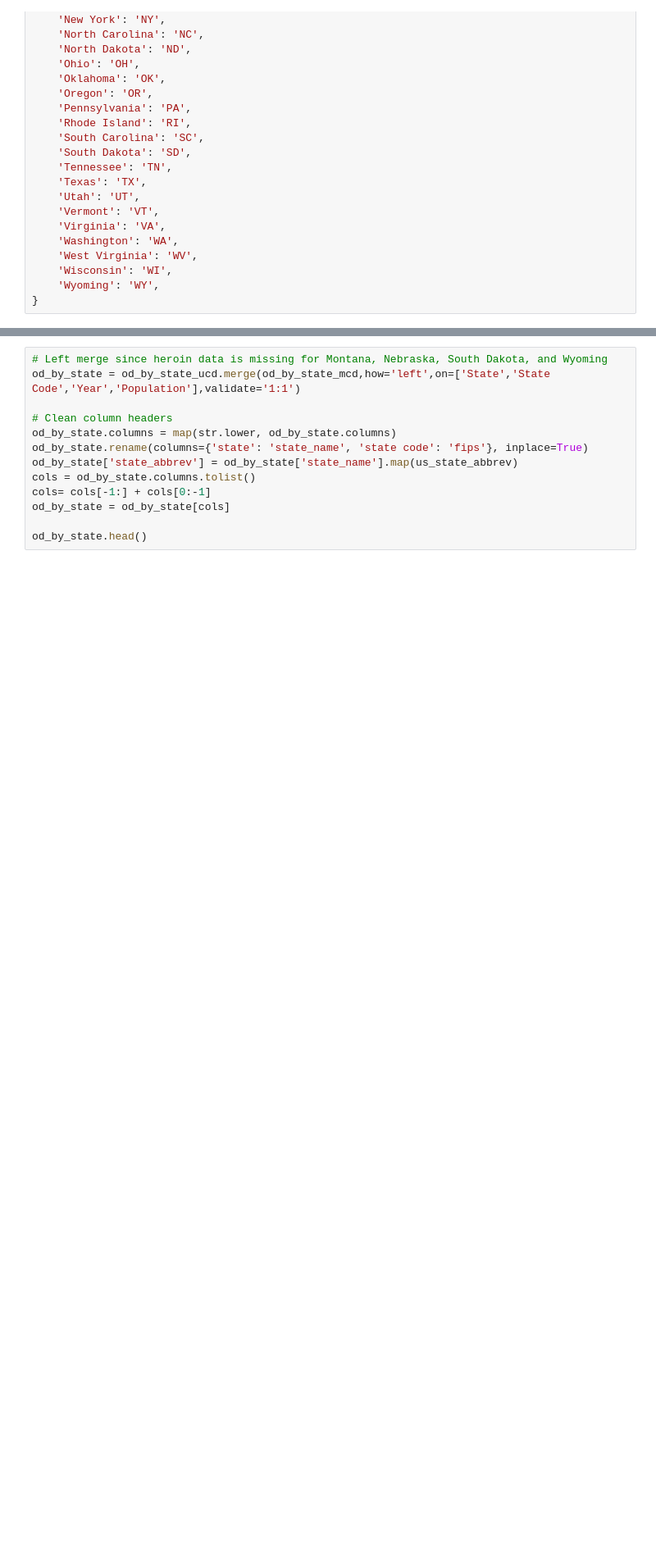
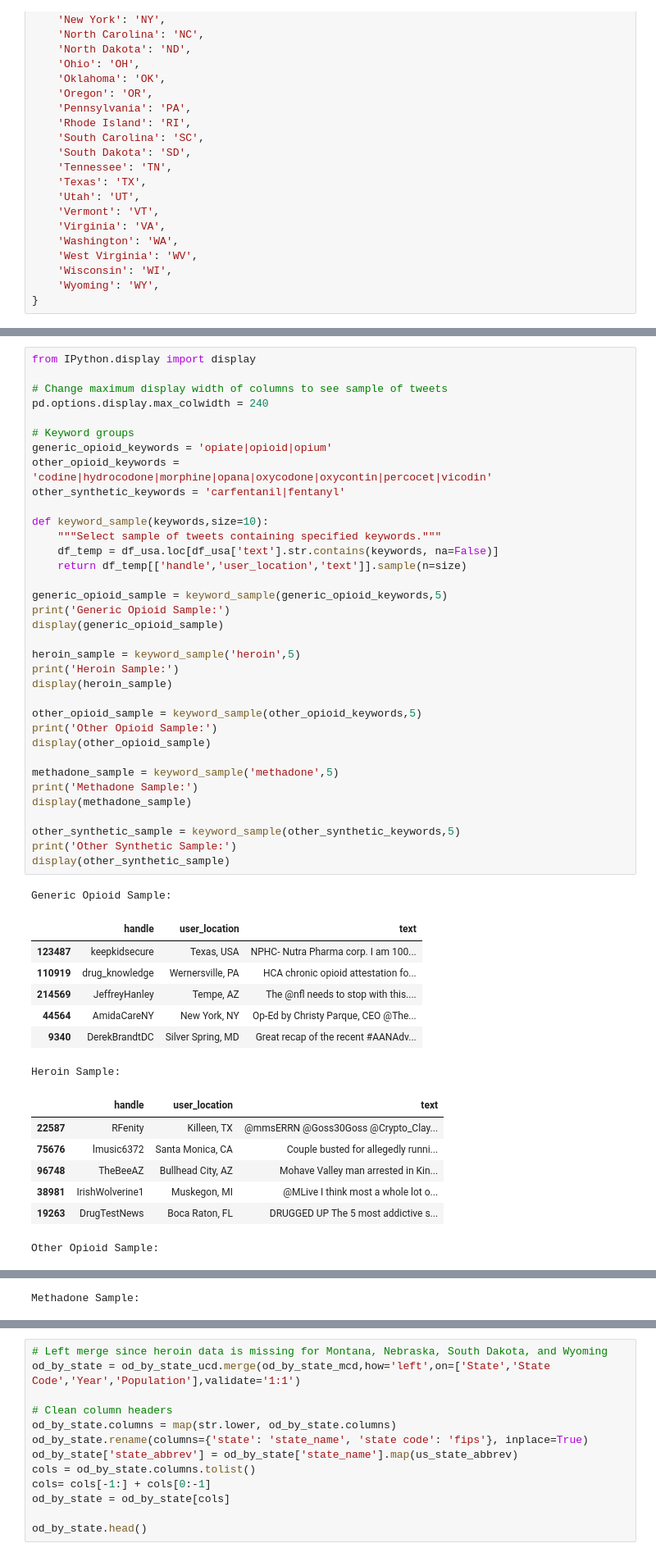
Before and after one commit to mefryar/opioid-research, a Jupyter notebook: code/opioid_twitter.ipynb, the cells around one changed output, grey strips where cells are left out. Shown at 82% size. Saved outputs shown, nothing was run; the diff lists cells and outputs as text; blank space fills up the shorter version.

```diff
--- a/code/opioid_twitter.ipynb
+++ b/code/opioid_twitter.ipynb
@@ -274,0 +264,51 @@ Tweets with clean USA location: 62658 (79% of tweets with comma-separated locati
+# %%
+from IPython.display import display
+
+# Change maximum display width of columns to see sample of tweets
+pd.options.display.max_colwidth = 240
+
+# Keyword groups
+generic_opioid_keywords = 'opiate|opioid|opium'
+other_opioid_keywords = 'codine|hydrocodone|morphine|opana|oxycodone|oxycontin|percocet|vicodin'
+other_synthetic_keywords = 'carfentanil|fentanyl'
+
+def keyword_sample(keywords,size=10):
+    """Select sample of tweets containing specified keywords."""
+    df_temp = df_usa.loc[df_usa['text'].str.contains(keywords, na=False)]
+    return df_temp[['handle','user_location','text']].sample(n=size)
+
+generic_opioid_sample = keyword_sample(generic_opioid_keywords,5)
+print('Generic Opioid Sample:')
+display(generic_opioid_sample)
+
+heroin_sample = keyword_sample('heroin',5)
+print('Heroin Sample:')
+display(heroin_sample)
+
+other_opioid_sample = keyword_sample(other_opioid_keywords,5)
+print('Other Opioid Sample:')
+display(other_opioid_sample)
+
+methadone_sample = keyword_sample('methadone',5)
+print('Methadone Sample:')
+display(methadone_sample)
+
+other_synthetic_sample = keyword_sample(other_synthetic_keywords,5)
+print('Other Synthetic Sample:')
+display(other_synthetic_sample)
+# %% [output]
+Generic Opioid Sample:
+|  | handle | user_location | text |
+| 123487 | keepkidsecure | Texas, USA | NPHC- Nutra Pharma corp. I am 100... |
+| 110919 | drug_knowledge | Wernersville, PA | HCA chronic opioid attestation fo... |
+| 214569 | JeffreyHanley | Tempe, AZ | The @nfl needs to stop with this.... |
+| 44564 | AmidaCareNY | New York, NY | Op-Ed by Christy Parque, CEO @The... |
+| 9340 | DerekBrandtDC | Silver Spring, MD | Great recap of the recent #AANAdv... |
+Heroin Sample:
+|  | handle | user_location | text |
+| 22587 | RFenity | Killeen, TX | @mmsERRN @Goss30Goss @Crypto_Clay... |
+| 75676 | lmusic6372 | Santa Monica, CA | Couple busted for allegedly runni... |
+| 96748 | TheBeeAZ | Bullhead City, AZ | Mohave Valley man arrested in Kin... |
+| 38981 | IrishWolverine1 | Muskegon, MI | @MLive I think most a whole lot o... |
+| 19263 | DrugTestNews | Boca Raton, FL | DRUGGED UP The 5 most addictive s... |
+Other Opioid Sample:
@@ -274,0 +321 @@ Tweets with clean USA location: 62658 (79% of tweets with comma-separated locati
+Methadone Sample:
```
Also changed, not shown: parts of 24 cells of this notebook.
